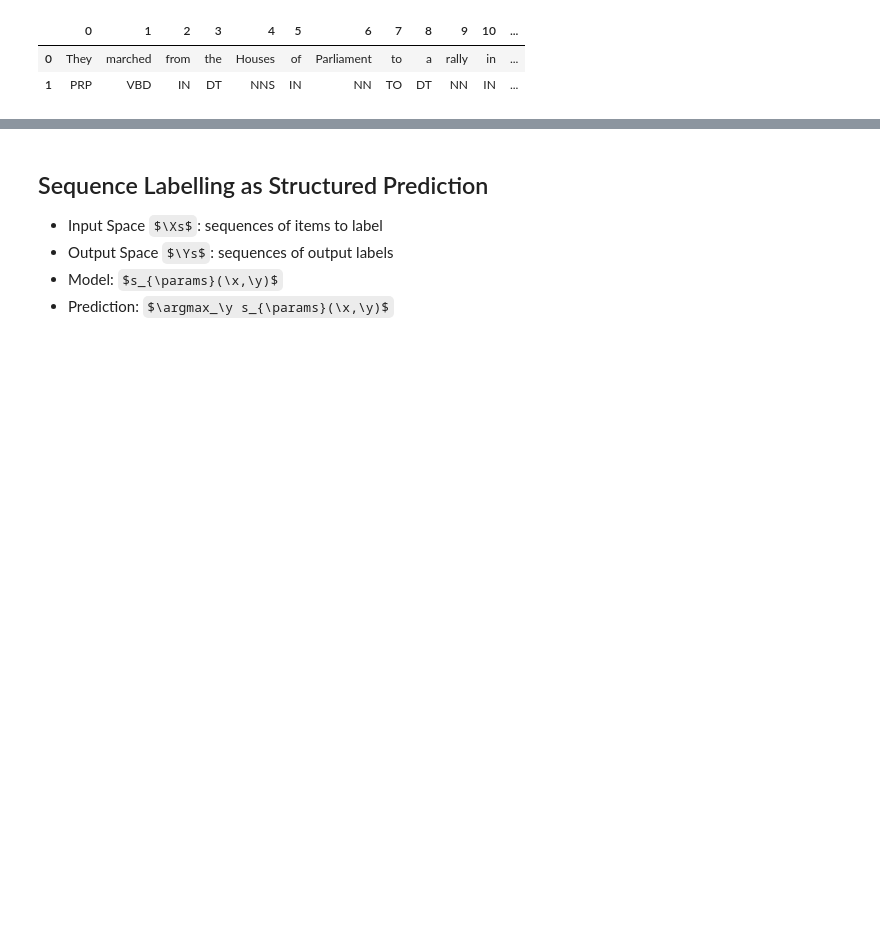
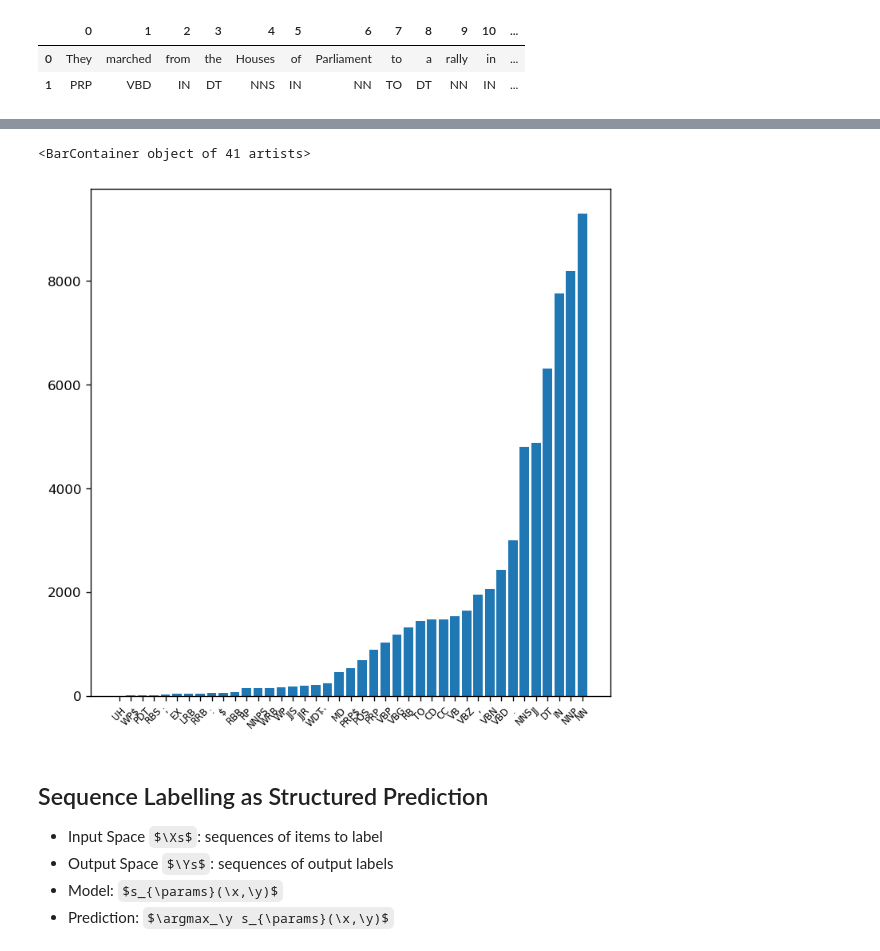
Before and after one commit to copenlu/stat-nlp-book, a Jupyter notebook: chapters/sequence_labeling_slides.ipynb, the cells around one changed output, grey strips where cells are left out. Cells and saved outputs as stored; diff of their text form; code cells hidden in the pictures; some formulas as TeX source; blank space fills up the shorter version.

```diff
--- a/chapters/sequence_labeling_slides.ipynb
+++ b/chapters/sequence_labeling_slides.ipynb
@@ -183,3 +183,9 @@ sorted_tags_table[:10]
+# %%
+plt.xticks(rotation=45, fontsize=7)
+plt.bar(sorted(counts.keys(), key=counts.get), sorted(counts.values()))
+# %% [output]
+<BarContainer object of 41 artists>
+[figure, added]
 # %% [markdown]
 ## Sequence Labelling as Structured Prediction
 
```
Also changed, not shown: parts of 19 cells of this notebook, 2 other files.
